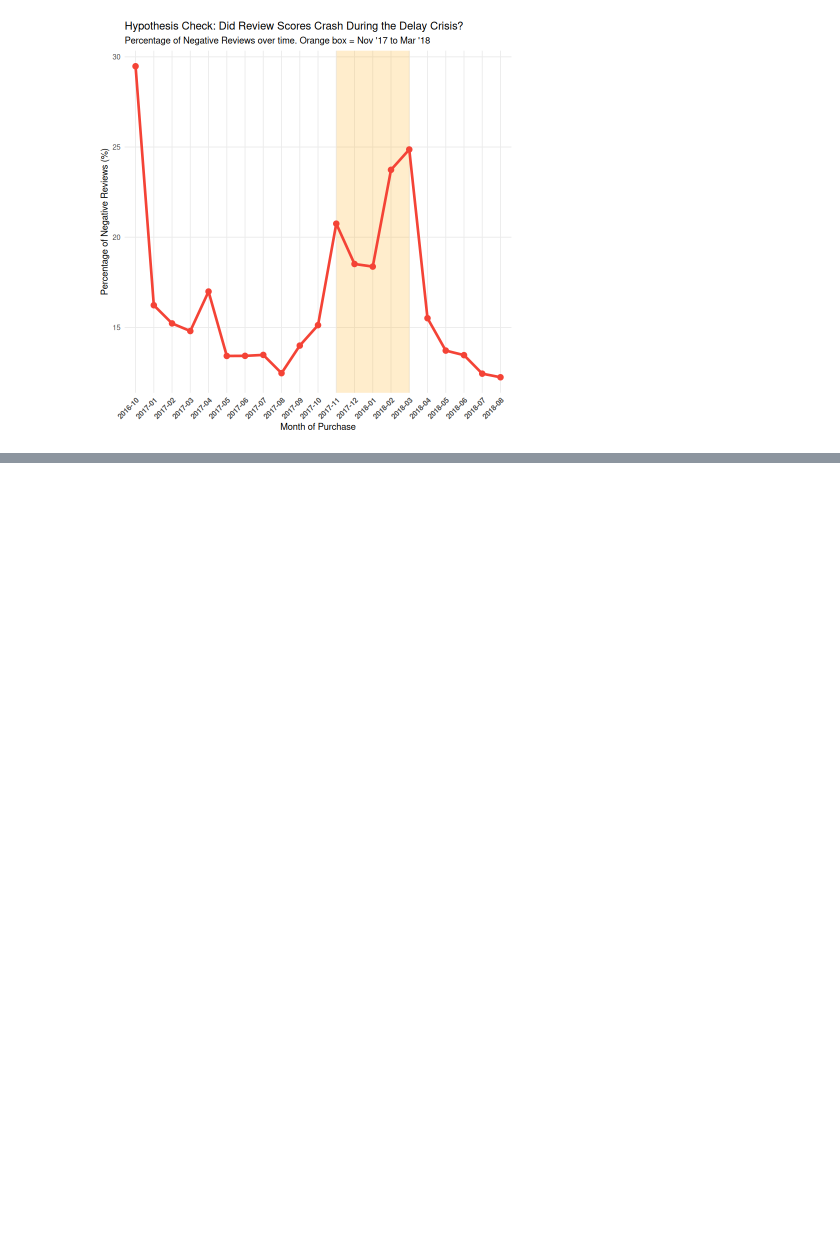
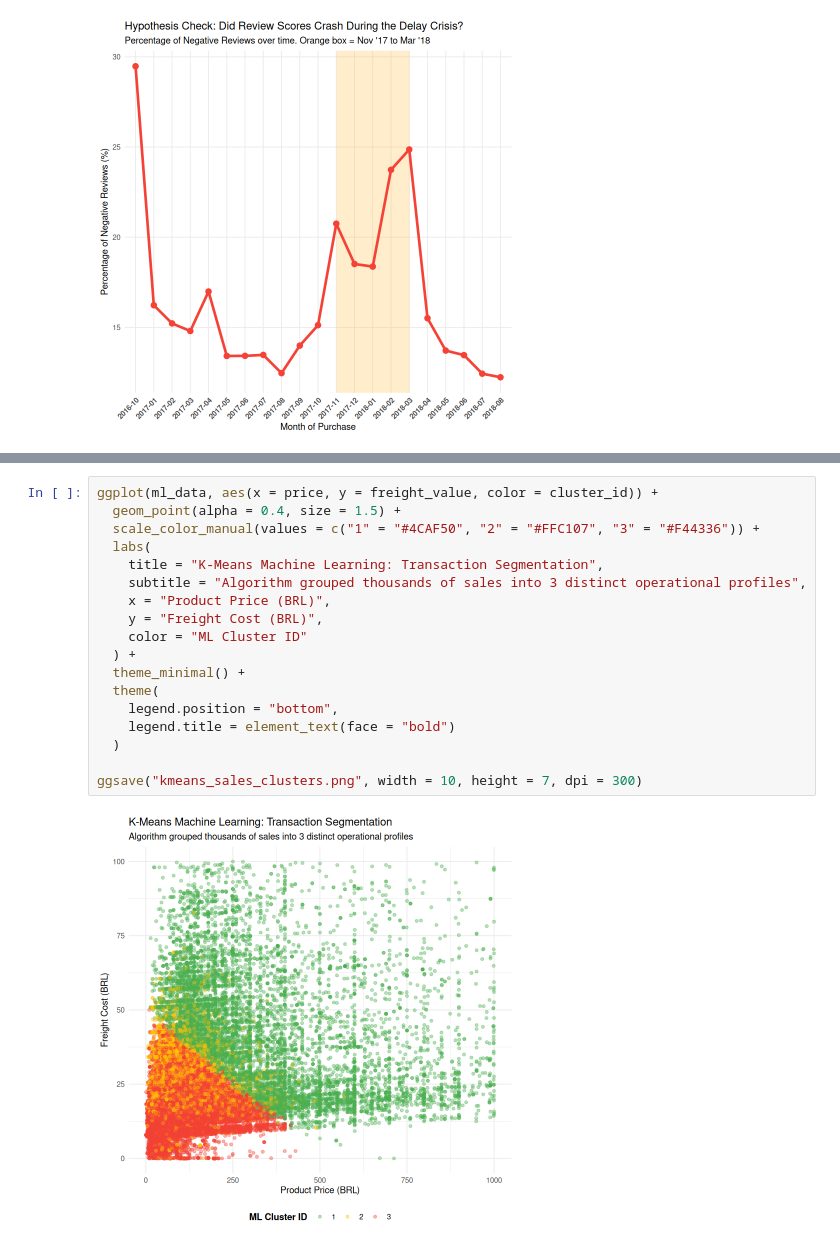
Before and after one commit to sky-akash/SPINAKER_D1_R_MarketAnalysis, a Jupyter notebook: data_eda.ipynb, the cells around one changed output, grey strips where cells are left out. Saved outputs shown, nothing was run; the diff lists cells and outputs as text; blank space fills up the shorter version.

Commit message:
clustering and basic random forest model training

```diff
--- a/data_eda.ipynb
+++ b/data_eda.ipynb
@@ -1267,0 +1322,20 @@ ggsave("sentiment_hypothesis_check.png", width = 12, height = 6, dpi = 300)
+# %%
+ggplot(ml_data, aes(x = price, y = freight_value, color = cluster_id)) +
+  geom_point(alpha = 0.4, size = 1.5) +
+  scale_color_manual(values = c("1" = "#4CAF50", "2" = "#FFC107", "3" = "#F44336")) +
+  labs(
+    title = "K-Means Machine Learning: Transaction Segmentation",
+    subtitle = "Algorithm grouped thousands of sales into 3 distinct operational profiles",
+    x = "Product Price (BRL)",
+    y = "Freight Cost (BRL)",
+    color = "ML Cluster ID"
+  ) +
+  theme_minimal() +
+  theme(
+    legend.position = "bottom",
+    legend.title = element_text(face = "bold")
+  )
+
+ggsave("kmeans_sales_clusters.png", width = 10, height = 7, dpi = 300)
+# %% [output]
+[figure, added]
```
Also changed, not shown: parts of 6 cells of this notebook, 2 other files.
